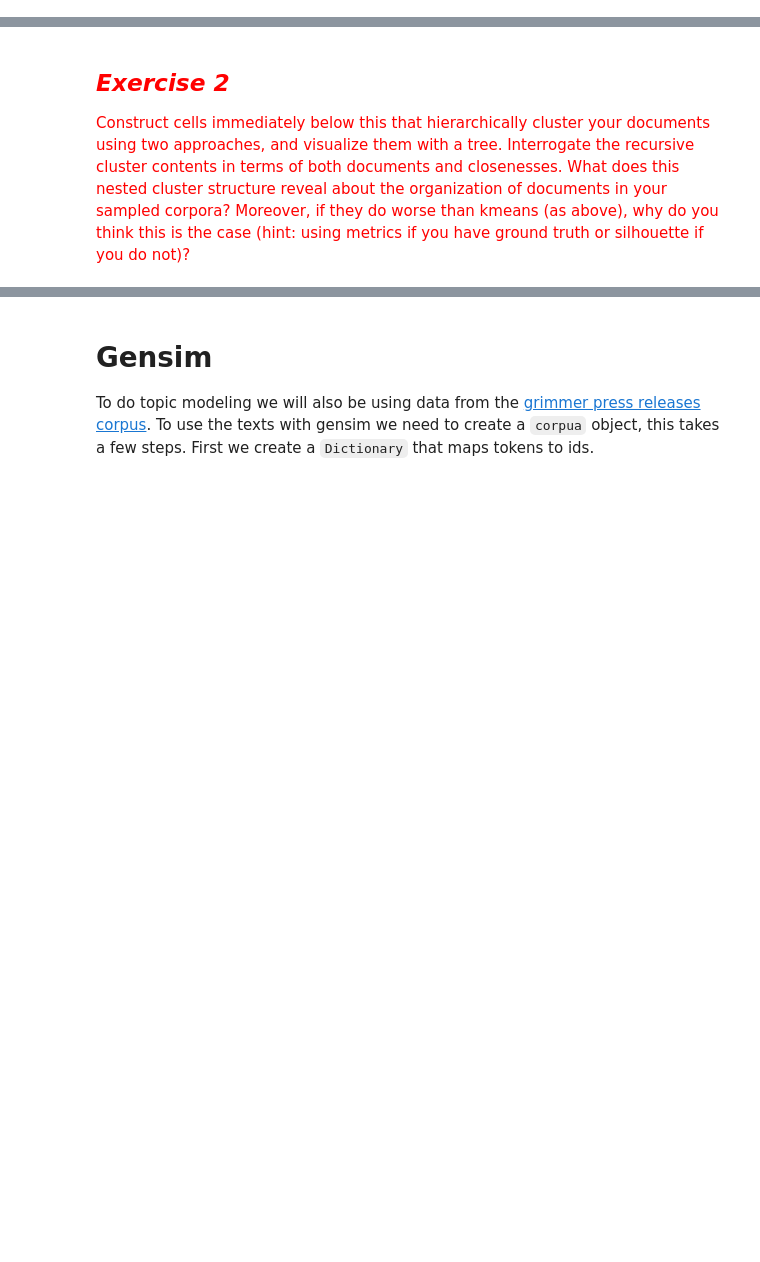
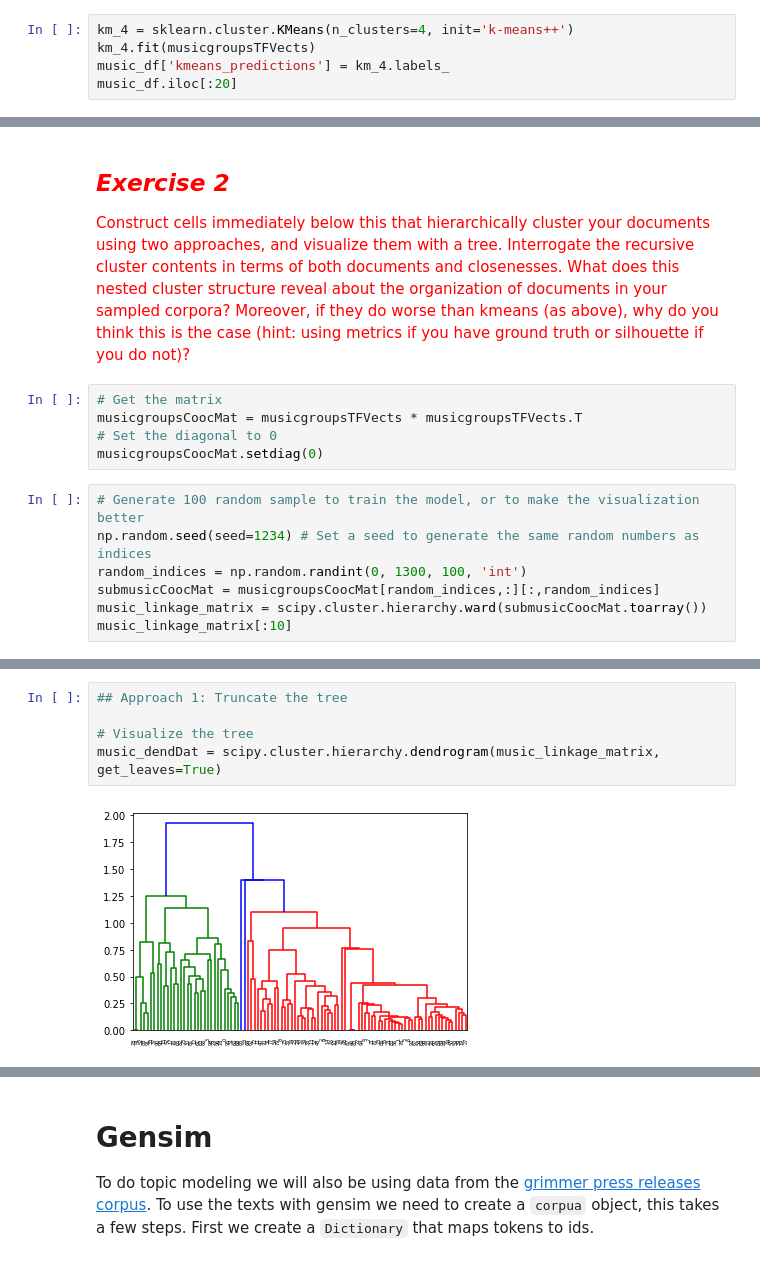
Before and after one commit to xywu-soc/content-analysis-2018, a Jupyter notebook: 3-Clustering-and-Topic-Modeling/3-Clustering-and-Topic-Modeling.ipynb, the cells around one changed output, grey strips where cells are left out. Cells and saved outputs as stored; diff of their text form; blank space fills up the shorter version.

```diff
--- a/3-Clustering-and-Topic-Modeling/3-Clustering-and-Topic-Modeling.ipynb
+++ b/3-Clustering-and-Topic-Modeling/3-Clustering-and-Topic-Modeling.ipynb
@@ -789,3 +789,8 @@ plotSilhouette_revised(6, X, reduced_data_6)
 For n_clusters = 6, The average silhouette_score is : 0.019
 # %% [markdown]
 According to the sihouette scores above, the optimal K is 4. From K=2 to K=4, the Sihouette score keeps decreasing, which means the clustering is getting better. From K=4 to K=6, the Sihouette score keeps increasing, which means the clustering is getting worse. So with 4 clusters, we have the lowest average silhouette score. And this is supported by the visualization of the clustered data. In the plot for K=4, we could see clear distinguishment among the patterns of the clusters. But in other plots, the clusters are not well distinguished, with some clusters confounding with each other while some other clusters confounding with a dispersed distribution.
+# %%
+km_4 = sklearn.cluster.KMeans(n_clusters=4, init='k-means++')
+km_4.fit(musicgroupsTFVects)
+music_df['kmeans_predictions'] = km_4.labels_
+music_df.iloc[:20]
@@ -877,3 +970,15 @@ As we only used one senator for this there isn't any point in looking at the met
 ## <span style="color:red">*Exercise 2*</span>
 
 <span style="color:red">Construct cells immediately below this that hierarchically cluster your documents using two approaches, and visualize them with a tree. Interrogate the recursive cluster contents in terms of both documents and closenesses. What does this nested cluster structure reveal about the organization of documents in your sampled corpora? Moreover, if they do worse than kmeans (as above), why do you think this is the case (hint: using metrics if you have ground truth or silhouette if you do not)?
+# %%
+# Get the matrix
+musicgroupsCoocMat = musicgroupsTFVects * musicgroupsTFVects.T
+# Set the diagonal to 0
+musicgroupsCoocMat.setdiag(0)
+# %%
+# Generate 100 random sample to train the model, or to make the visualization better
+np.random.seed(seed=1234) # Set a seed to generate the same random numbers as indices
+random_indices = np.random.randint(0, 1300, 100, 'int')
+submusicCoocMat = musicgroupsCoocMat[random_indices,:][:,random_indices]
+music_linkage_matrix = scipy.cluster.hierarchy.ward(submusicCoocMat.toarray())
+music_linkage_matrix[:10]
@@ -879,0 +996,7 @@ As we only used one senator for this there isn't any point in looking at the met
+# %%
+## Approach 1: Truncate the tree
+
+# Visualize the tree
+music_dendDat = scipy.cluster.hierarchy.dendrogram(music_linkage_matrix, get_leaves=True)
+# %% [output]
+[figure, added]
```
Also changed, not shown: parts of 20 cells of this notebook.
